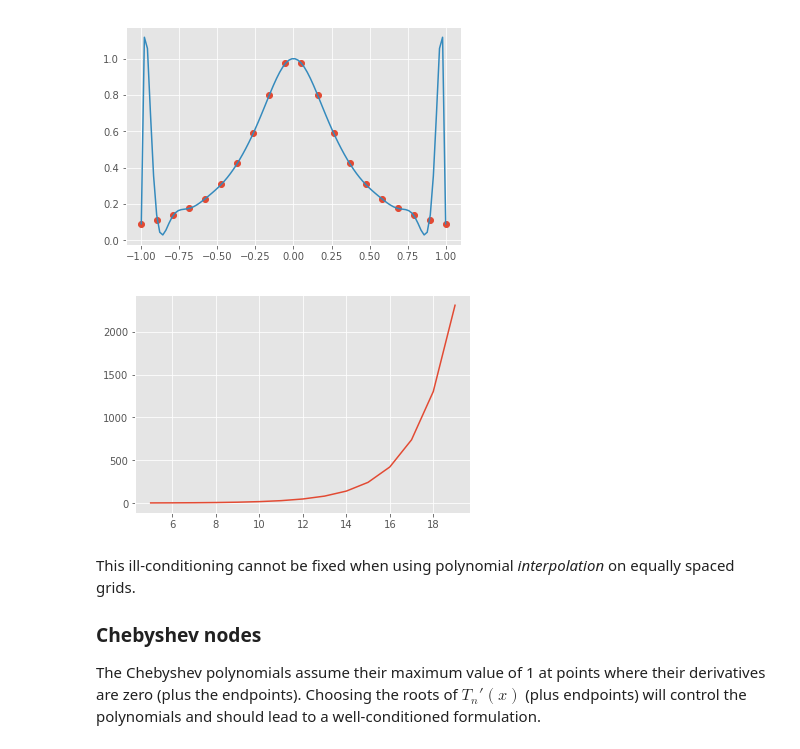
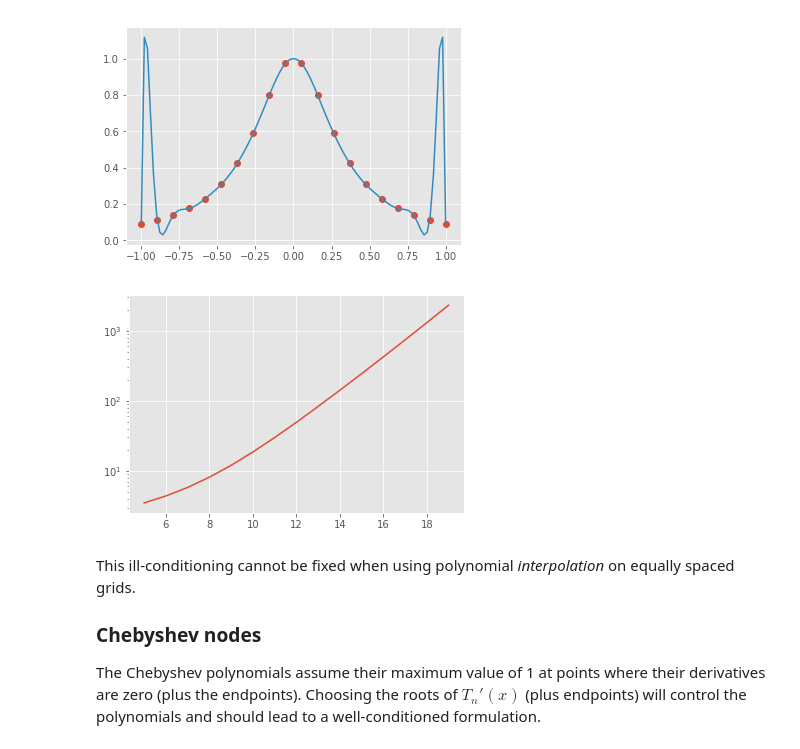
Before and after one commit to cu-numpde/numpde-fall2017, a Jupyter notebook: FDHighOrder.ipynb, the cells around one changed output. Cells and saved outputs as stored; diff of their text form; code cells hidden in the pictures.

```diff
--- a/FDHighOrder.ipynb
+++ b/FDHighOrder.ipynb
@@ -278,11 +280,11 @@ pyplot.plot(xx, chebyshev_interp_and_eval(x, xx).dot(runge1(x)));
 # %%
 ns = numpy.arange(5,20)
 conds = [numpy.linalg.cond(chebyshev_interp_and_eval(numpy.linspace(-1,1,n),
                                                     numpy.linspace(-1,1,100)))
         for n in ns]
-pyplot.plot(ns, conds);
+pyplot.semilogy(ns, conds);
 # %% [output]
-[figure, old version]
+[figure, new version]
 # %% [markdown]
 This ill-conditioning cannot be fixed when using polynomial *interpolation* on equally spaced grids.
 
```
Also changed, not shown: parts of 5 cells of this notebook, 1 other file.
